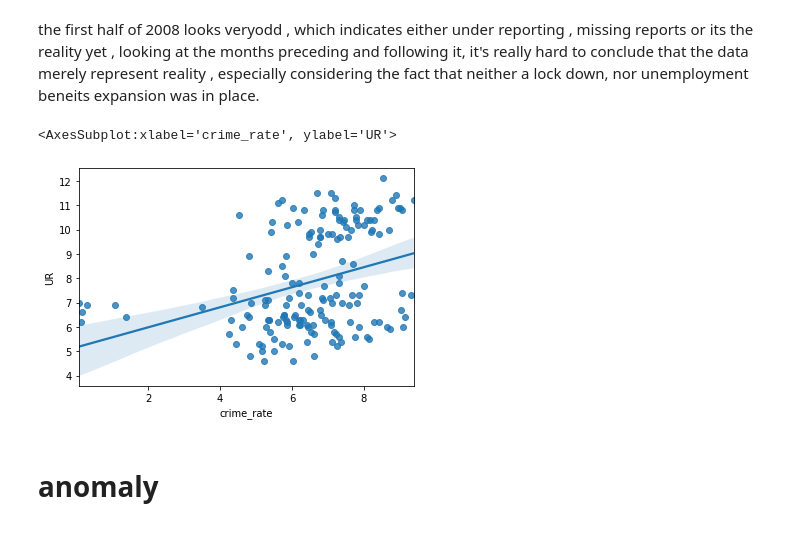
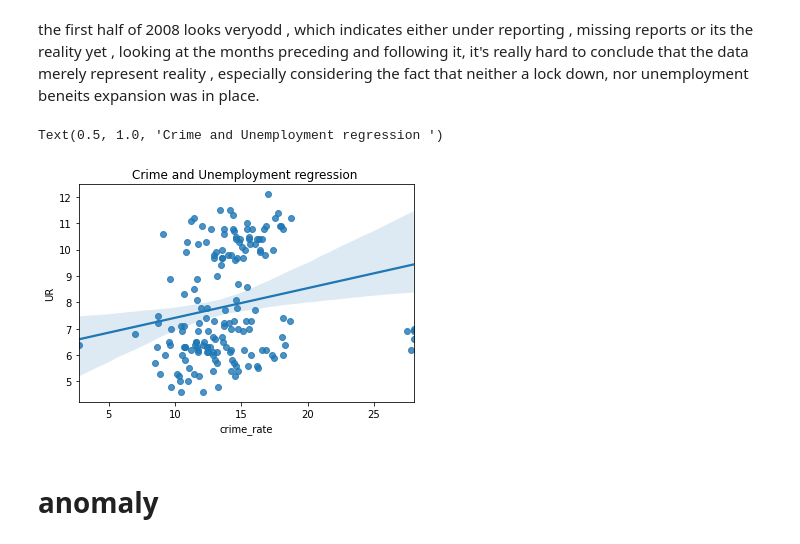
Before and after one commit to mamer-alomari/mameralomarinewyorkmodel, a Jupyter notebook: Buffalo_crime_eda.ipynb, the cells around one changed output. Saved outputs shown, nothing was run; the diff lists cells and outputs as text; code cells hidden in the pictures.

```diff
--- a/Buffalo_crime_eda.ipynb
+++ b/Buffalo_crime_eda.ipynb
@@ -250,6 +280,6 @@ crime['crime_rate']=(crime['ctotal']/crime['Labor Force']*100000)/100/2
 # %%
 
-df['crime_rate']=(df['ctotal']/df['Labor Force']*100000)/100/2
+df['crime_rate']=((df['ctotal']/df['Labor Force']*2)*100000)/100/2
 df.head()
 # %% [output]
 |  | sexual | violent | property | Labor Force | Employed | Unemployed | UR | ctotal | lockdown | e_stimulus | ... |
@@ -370,9 +400,10 @@ before_covid['2006':'2008']
 the first half of 2008 looks veryodd , which indicates either under reporting , missing reports or its the reality yet , looking at the months preceding and following it, it's really hard to conclude that the data merely represent reality , especially considering the fact that neither a lock down, nor unemployment beneits expansion was in place.
 # %%
 sns.regplot(x='crime_rate',y='UR',data=before_covid)
+plt.title('Crime and Unemployment regression ')
 # %% [output]
-<AxesSubplot:xlabel='crime_rate', ylabel='UR'>
+Text(0.5, 1.0, 'Crime and Unemployment regression ')
-[figure, old version]
+[figure, new version]
 # %% [markdown]
 # anomaly
 # %%
```
Also changed, not shown: parts of 46 cells of this notebook.
